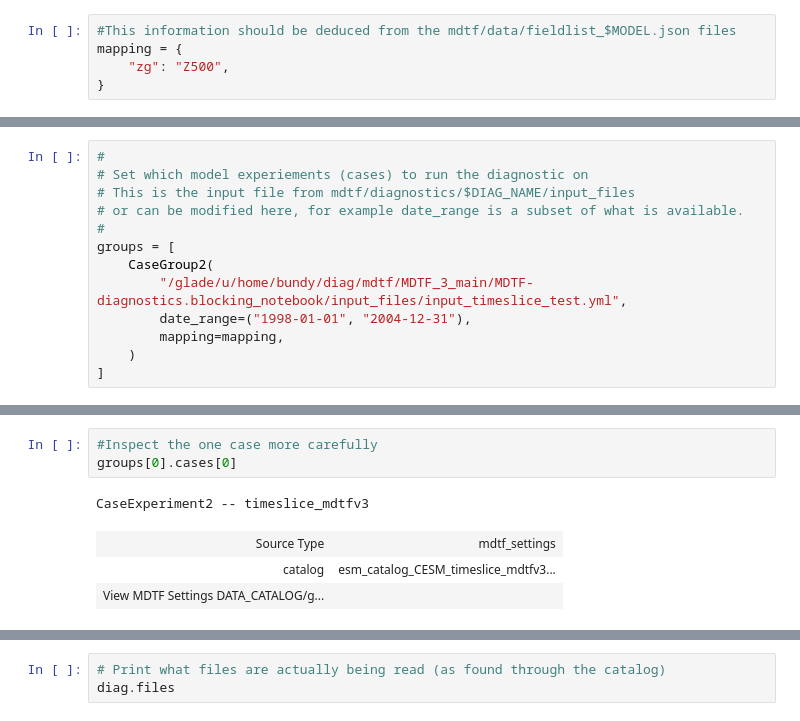
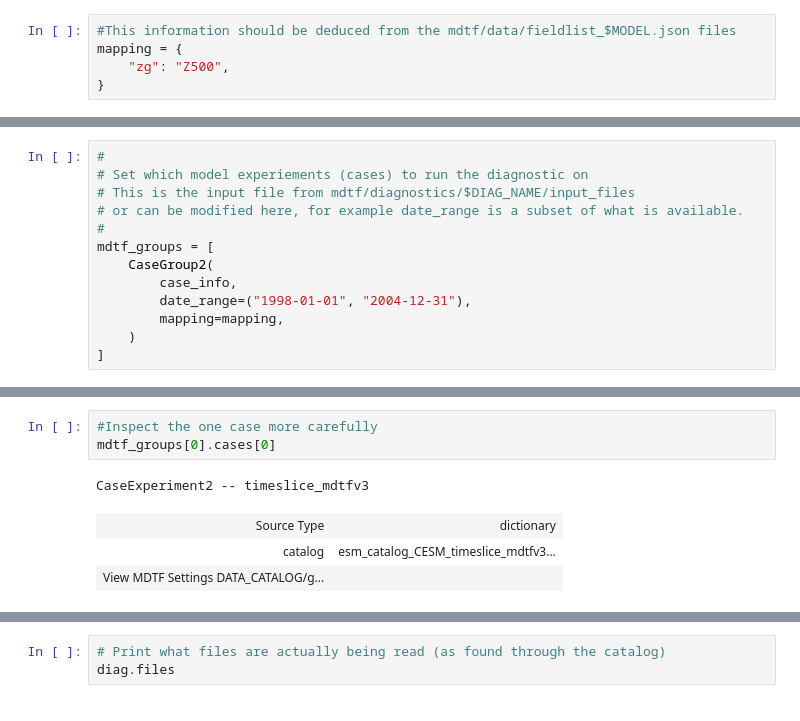
Before and after one commit to NOAA-GFDL/MDTF-diagnostics, a Jupyter notebook: diagnostics/blocking_neale_nb/blocking_main_esnb.ipynb, the cells around one changed output, grey strips where cells are left out. Drawn from its saved outputs; the diff is of its cells as text.

```diff
--- a/diagnostics/blocking_neale_nb/blocking_main_esnb.ipynb
+++ b/diagnostics/blocking_neale_nb/blocking_main_esnb.ipynb
@@ -249,9 +298,9 @@ print(yaml.dump(case_info))
 # This is the input file from mdtf/diagnostics/$DIAG_NAME/input_files
 # or can be modified here, for example date_range is a subset of what is available.
 #
-groups = [
+mdtf_groups = [
     CaseGroup2(
-        "/glade/u/home/bundy/diag/mdtf/MDTF_3_main/MDTF-diagnostics.blocking_notebook/input_files/input_timeslice_test.yml",
+        case_info,
         date_range=("1998-01-01", "2004-12-31"),
         mapping=mapping,
     )
@@ -269,9 +308,9 @@ groups = [
 # %%
 #Inspect the one case more carefully
-groups[0].cases[0]
+mdtf_groups[0].cases[0]
 # %% [output]
 CaseExperiment2 -- timeslice_mdtfv3
-| Source Type | mdtf_settings |
+| Source Type | dictionary |
 | catalog | esm_catalog_CESM_timeslice_mdtfv3... |
 | View MDTF Settings DATA_CATALOG/g... |  |
 # %%
```
Also changed, not shown: parts of 28 cells of this notebook.
